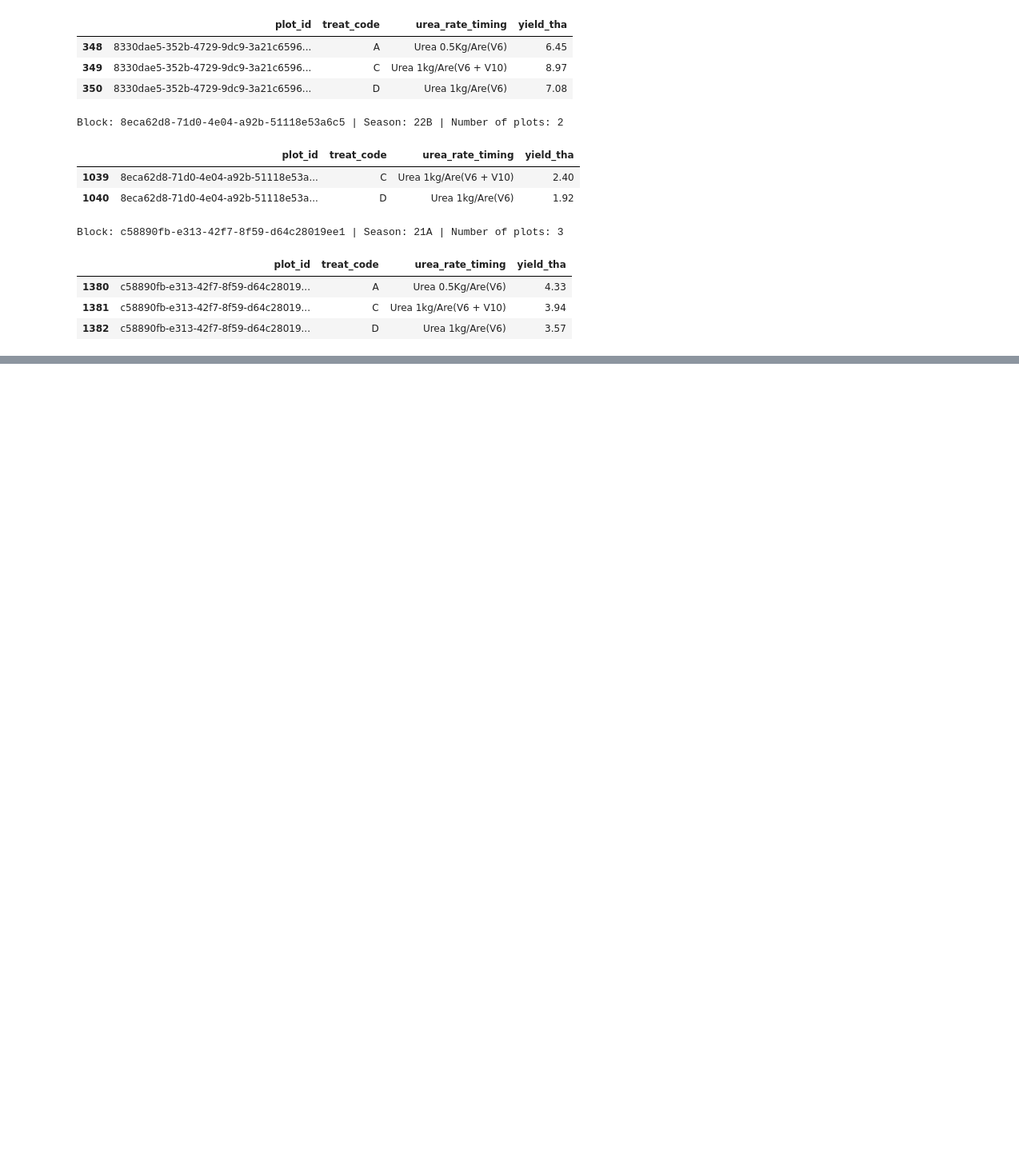
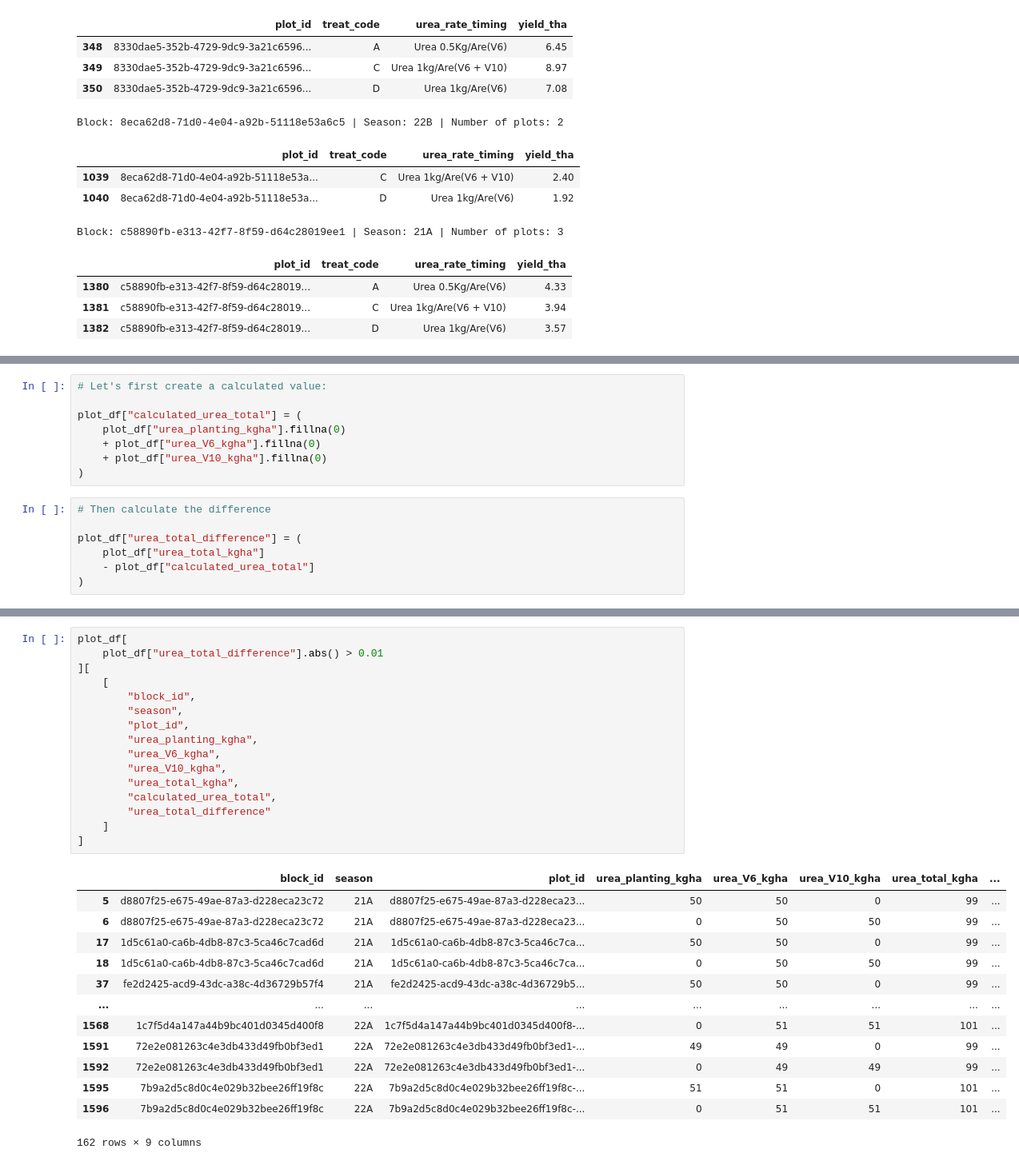
Before and after one commit to Vin-Okumu/maize-yield-optimization-rwanda, a Jupyter notebook: 02_Notebooks/01_data_audit.ipynb, the cells around one changed output, grey strips where cells are left out. Shown at 80% size. Saved outputs shown, nothing was run; the diff lists cells and outputs as text; blank space fills up the shorter version.

```diff
--- a/02_Notebooks/01_data_audit.ipynb
+++ b/02_Notebooks/01_data_audit.ipynb
@@ -1514,0 +1647,15 @@ Block: c58890fb-e313-42f7-8f59-d64c28019ee1 | Season: 21A | Number of plots: 3
+# %%
+# Let's first create a calculated value:
+
+plot_df["calculated_urea_total"] = (
+    plot_df["urea_planting_kgha"].fillna(0)
+    + plot_df["urea_V6_kgha"].fillna(0)
+    + plot_df["urea_V10_kgha"].fillna(0)
+)
+# %%
+# Then calculate the difference
+
+plot_df["urea_total_difference"] = (
+    plot_df["urea_total_kgha"]
+    - plot_df["calculated_urea_total"]
+)
@@ -1514,0 +1679,30 @@ Block: c58890fb-e313-42f7-8f59-d64c28019ee1 | Season: 21A | Number of plots: 3
+# %%
+plot_df[
+    plot_df["urea_total_difference"].abs() > 0.01
+][
+    [
+        "block_id",
+        "season",
+        "plot_id",
+        "urea_planting_kgha",
+        "urea_V6_kgha",
+        "urea_V10_kgha",
+        "urea_total_kgha",
+        "calculated_urea_total",
+        "urea_total_difference"
+    ]
+]
+# %% [output]
+|  | block_id | season | plot_id | urea_planting_kgha | urea_V6_kgha | urea_V10_kgha | urea_total_kgha | ... |
+| 5 | d8807f25-e675-49ae-87a3-d228eca23c72 | 21A | d8807f25-e675-49ae-87a3-d228eca23... | 50 | 50 | 0 | 99 | ... |
+| 6 | d8807f25-e675-49ae-87a3-d228eca23c72 | 21A | d8807f25-e675-49ae-87a3-d228eca23... | 0 | 50 | 50 | 99 | ... |
+| 17 | 1d5c61a0-ca6b-4db8-87c3-5ca46c7cad6d | 21A | 1d5c61a0-ca6b-4db8-87c3-5ca46c7ca... | 50 | 50 | 0 | 99 | ... |
+| 18 | 1d5c61a0-ca6b-4db8-87c3-5ca46c7cad6d | 21A | 1d5c61a0-ca6b-4db8-87c3-5ca46c7ca... | 0 | 50 | 50 | 99 | ... |
+| 37 | fe2d2425-acd9-43dc-a38c-4d36729b57f4 | 21A | fe2d2425-acd9-43dc-a38c-4d36729b5... | 50 | 50 | 0 | 99 | ... |
+| ... | ... | ... | ... | ... | ... | ... | ... | ... |
+| 1568 | 1c7f5d4a147a44b9bc401d0345d400f8 | 22A | 1c7f5d4a147a44b9bc401d0345d400f8-... | 0 | 51 | 51 | 101 | ... |
+| 1591 | 72e2e081263c4e3db433d49fb0bf3ed1 | 22A | 72e2e081263c4e3db433d49fb0bf3ed1-... | 49 | 49 | 0 | 99 | ... |
+| 1592 | 72e2e081263c4e3db433d49fb0bf3ed1 | 22A | 72e2e081263c4e3db433d49fb0bf3ed1-... | 0 | 49 | 49 | 99 | ... |
+| 1595 | 7b9a2d5c8d0c4e029b32bee26ff19f8c | 22A | 7b9a2d5c8d0c4e029b32bee26ff19f8c-... | 51 | 51 | 0 | 101 | ... |
+| 1596 | 7b9a2d5c8d0c4e029b32bee26ff19f8c | 22A | 7b9a2d5c8d0c4e029b32bee26ff19f8c-... | 0 | 51 | 51 | 101 | ... |
+162 rows × 9 columns
```
Also changed, not shown: parts of 26 cells of this notebook.
